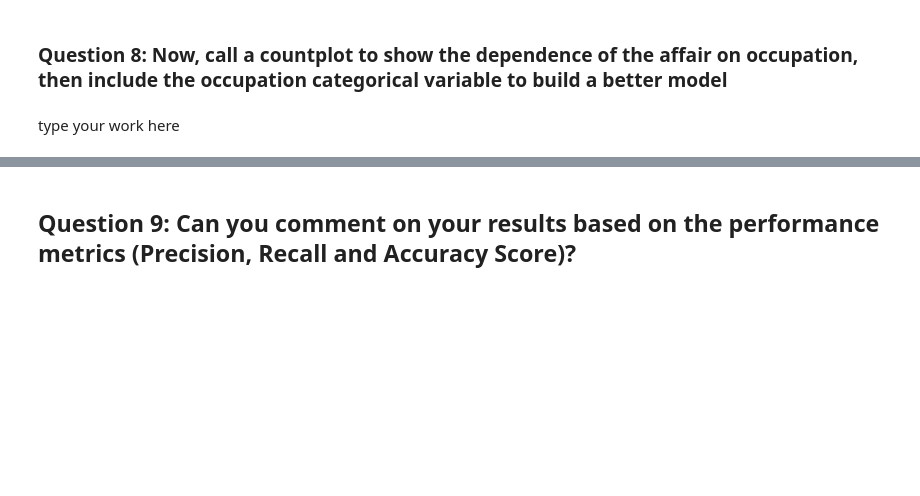
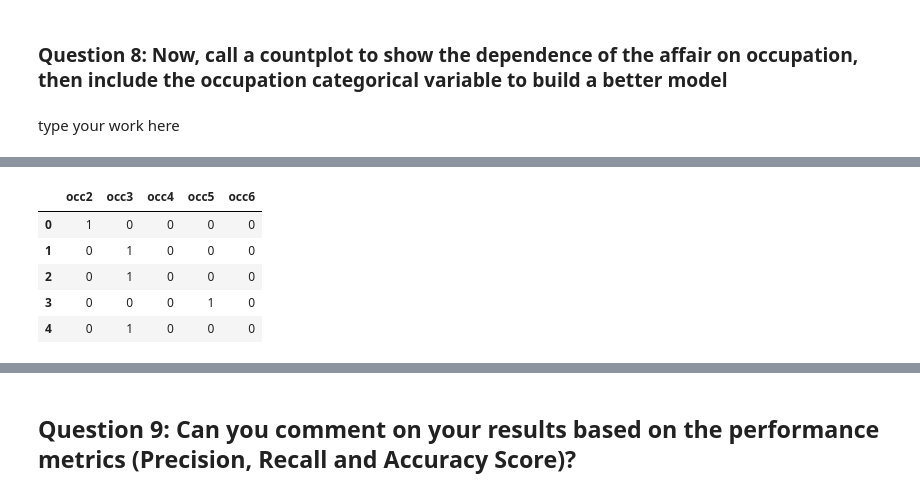
Before and after one commit to Arx1971/Linear-Regression-And-Logistic-Regression, a Jupyter notebook: HW2_Spring2020.ipynb, the cells around one changed output, grey strips where cells are left out. Saved outputs shown, nothing was run; the diff lists cells and outputs as text; code cells hidden in the pictures; blank space fills up the shorter version.

```diff
--- a/HW2_Spring2020.ipynb
+++ b/HW2_Spring2020.ipynb
@@ -298,4 +312,13 @@ type your work here
 # %%
 # call the get_dummies method for the occupation variable
+occupation = pd.get_dummies(df['occupation'],drop_first=True)
+occupation.head()
+# %% [output]
+|  | occ2 | occ3 | occ4 | occ5 | occ6 |
+| 0 | 1 | 0 | 0 | 0 | 0 |
+| 1 | 0 | 1 | 0 | 0 | 0 |
+| 2 | 0 | 1 | 0 | 0 | 0 |
+| 3 | 0 | 0 | 0 | 1 | 0 |
+| 4 | 0 | 1 | 0 | 0 | 0 |
 # %%
 # create a df3 which is combining df2 with this new set of dummy variables using pd.concat method
```
Also changed, not shown: parts of 16 cells of this notebook.
